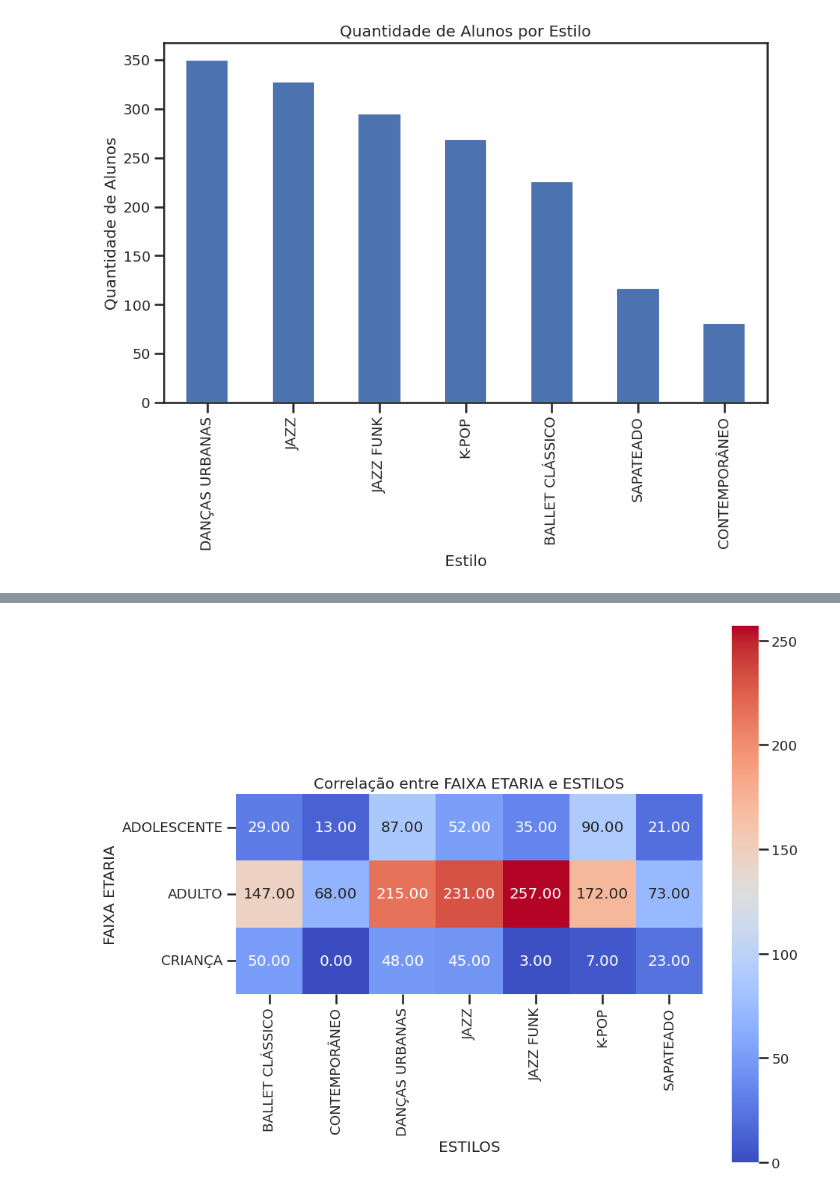
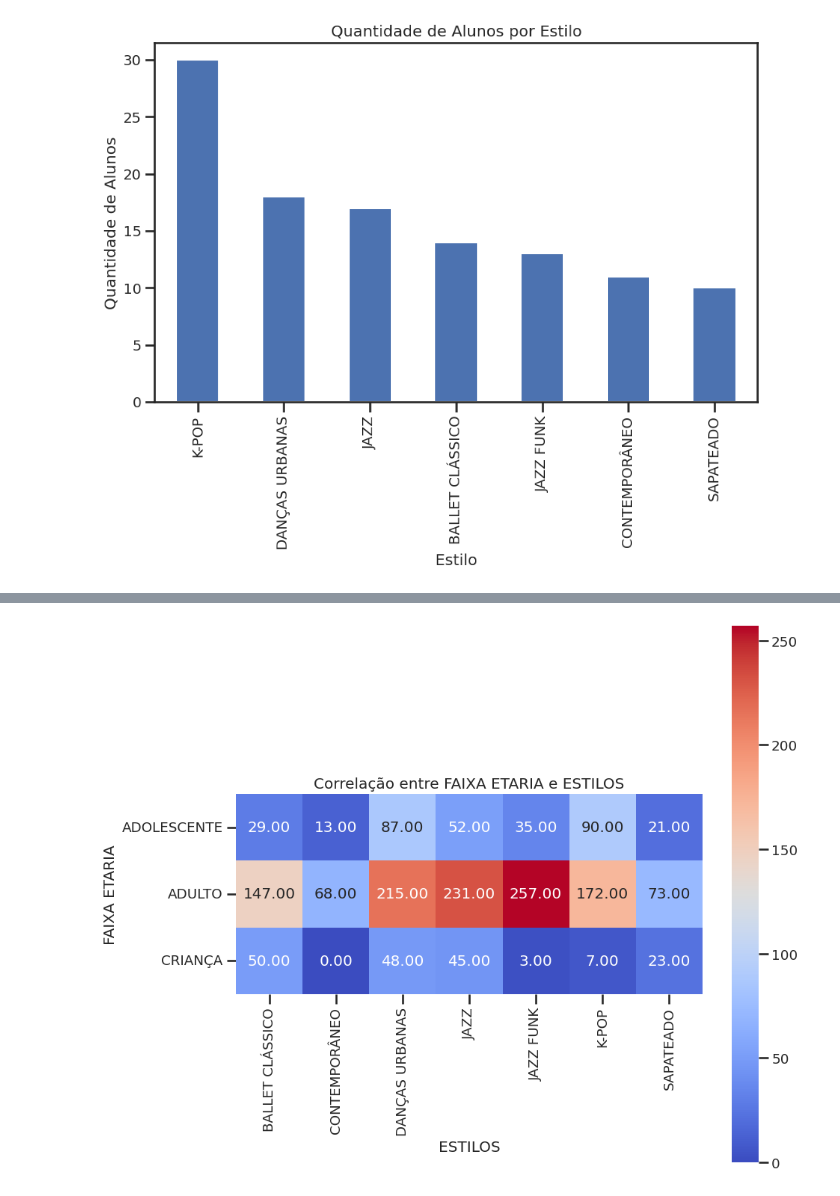
Before and after one commit to KoreTane/PredictiveLeadManagement, a Jupyter notebook: CBS_Dance_EDA.ipynb, the cells around one changed output, grey strips where cells are left out. Drawn from its saved outputs; the diff is of its cells as text; code cells hidden in the pictures.

```diff
--- a/CBS_Dance_EDA.ipynb
+++ b/CBS_Dance_EDA.ipynb
@@ -50,17 +46,21 @@ dfc.head(5)
 | 3 | 2021-01-05 | 1 | ENIALE RAMOS QUINTINO MÃE ELAINE | 11 | ADOLESCENTE | 0000-0000 | EXPERIMENTAL | WHATS | JAZZ | ... |
 | 4 | 2022-01-07 | 1 | BIA | 19 | ADULTO | 0000-0000 | CAPTAÇÃO | WHATSAPP | JAZZ | ... |
 # %%
-style_counts = dfc['ESTILOS'].value_counts()
+# Filtrar apenas os registros com anos de 2023 e 2024 e situação final 'CONTRATADO'
+filtered_dfC = dfc[(dfc['DATA 1º CONTATO'].dt.year.isin([2023, 2024])) & (dfc['SITUAÇÃO_FINAL'] == 'CONTRATADO')]
+
+# Contar a quantidade de alunos por estilo
+style_counts = filtered_dfC['ESTILOS'].value_counts()
 
 # Plotar o gráfico de barras qtd. alundos x estilos
 plt.figure(figsize=(10, 6))
 style_counts.plot(kind='bar')
 plt.title('Quantidade de Alunos por Estilo')
 plt.xlabel('Estilo')
 plt.ylabel('Quantidade de Alunos')
 plt.show()
 # %% [output]
-[figure, old version]
+[figure, new version]
 # %%
 # Filtrar apenas os anos de 2023 e 2024 e situação final 'MATRICULADO'
 filtered_dfC = dfc[(dfc['DATA 1º CONTATO'].dt.year.isin([2023, 2024])) & (dfc['SITUAÇÃO_FINAL'] == 'MATRICULADO')]
```
Also changed, not shown: parts of 3 cells of this notebook.
